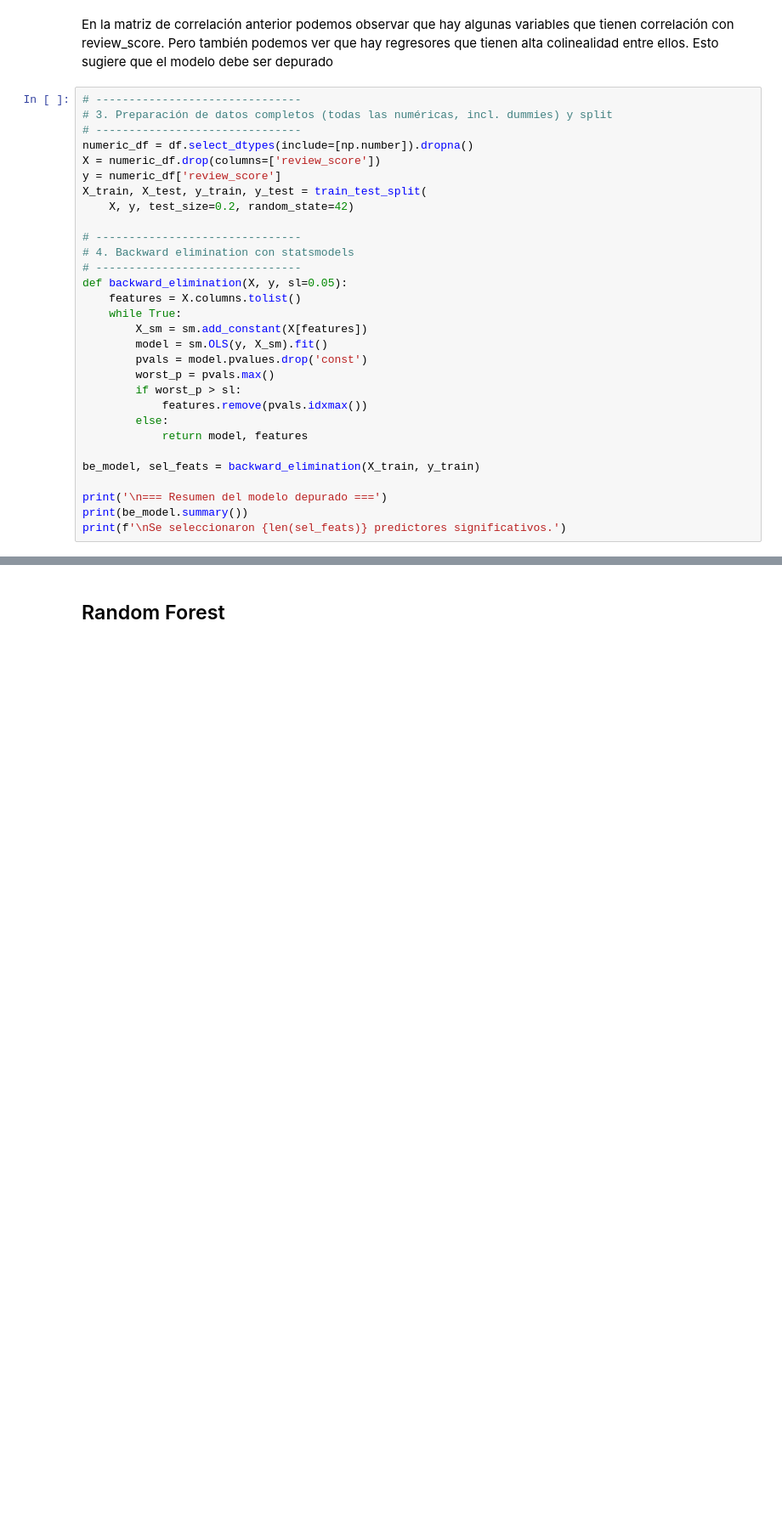
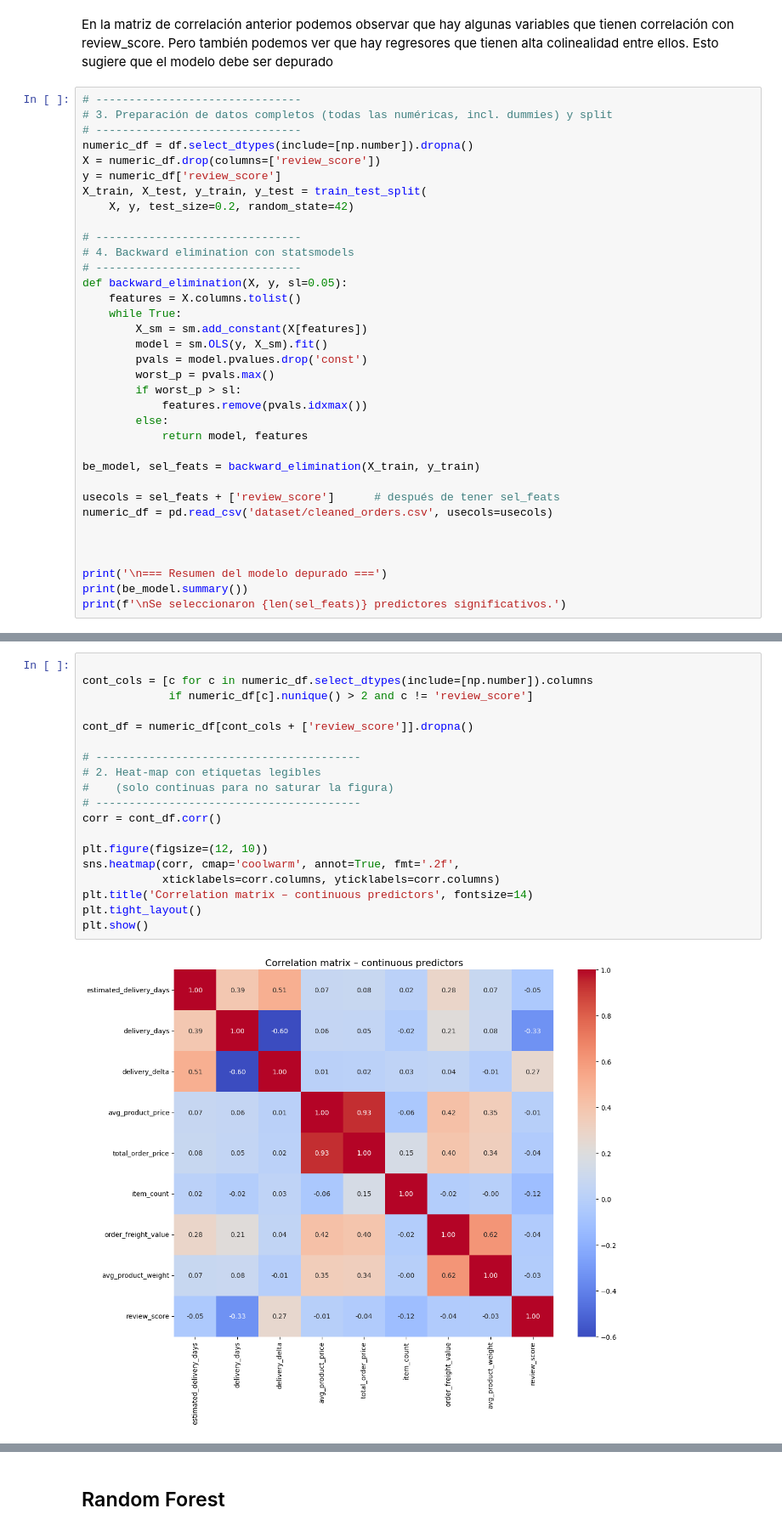
Before and after one commit to JoaquinCampos22155/proyecto3_Mineria, a Jupyter notebook: ModelosRegresion.ipynb, the cells around one changed output, grey strips where cells are left out. Shown at 85% size. Cells and saved outputs as stored; diff of their text form; blank space fills up the shorter version.

```diff
--- a/ModelosRegresion.ipynb
+++ b/ModelosRegresion.ipynb
@@ -173,6 +173,11 @@ def backward_elimination(X, y, sl=0.05):
 
 be_model, sel_feats = backward_elimination(X_train, y_train)
 
+usecols = sel_feats + ['review_score']      # después de tener sel_feats
+numeric_df = pd.read_csv('dataset/cleaned_orders.csv', usecols=usecols)
+
+
+
 print('\n=== Resumen del modelo depurado ===')
 print(be_model.summary())
 print(f'\nSe seleccionaron {len(sel_feats)} predictores significativos.')
@@ -194,3 +199,24 @@ Covariance Type:            nonrobust
 strong multicollinearity problems or that the design matrix is singular.
 
 Se seleccionaron 40 predictores significativos.
+# %%
+
+cont_cols = [c for c in numeric_df.select_dtypes(include=[np.number]).columns
+             if numeric_df[c].nunique() > 2 and c != 'review_score']
+
+cont_df = numeric_df[cont_cols + ['review_score']].dropna()
+
+# ----------------------------------------
+# 2. Heat‑map con etiquetas legibles
+#    (solo continuas para no saturar la figura)
+# ----------------------------------------
+corr = cont_df.corr()
+
+plt.figure(figsize=(12, 10))
+sns.heatmap(corr, cmap='coolwarm', annot=True, fmt='.2f',
+            xticklabels=corr.columns, yticklabels=corr.columns)
+plt.title('Correlation matrix – continuous predictors', fontsize=14)
+plt.tight_layout()
+plt.show()
+# %% [output]
+[figure, added]
```
Also changed, not shown: parts of 3 cells of this notebook.
